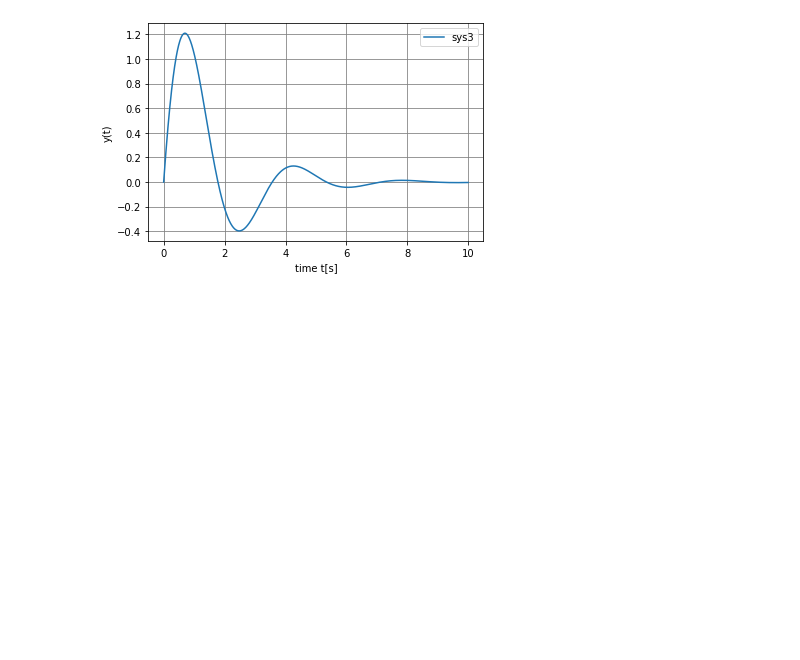
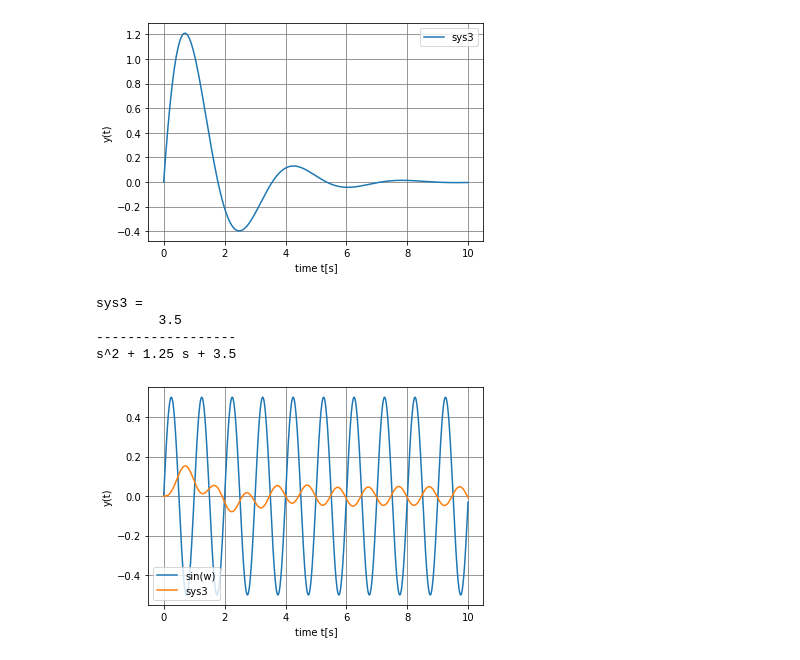
Before and after one commit to mutsuki629/physicsSimOfSus, a Jupyter notebook: 1per4model.ipynb, the cells around one changed output. Cells and saved outputs as stored; diff of their text form; code cells hidden in the pictures; blank space fills up the shorter version.

```diff
--- a/1per4model.ipynb
+++ b/1per4model.ipynb
@@ -74,3 +75,31 @@ sys3 =
 ------------------
 s^2 + 1.25 s + 3.5
 [figure]
+# %%
+# sys3
+a3 = [[0, 1], [-K1/M1, -C1/M1]]
+b3 = [[0], [K1/M1]]
+c3 = [[1, 0]]
+d3 = [[0]]
+sys3 = matlab.ss2tf(a3, b3, c3, d3)
+print('sys3 = ', sys3)
+
+# plt2
+t = arange(0, 10, 0.01)
+u = 0.5*np.sin(2*np.pi*t)
+
+ya, ta, xa = matlab.lsim(sys3, U=u, T=t)
+
+plt.plot(ta, u, label='sin(w)')
+plt.plot(ta, ya,label='sys3')
+plt.grid(color='gray')
+plt.xlabel('time t[s]')
+plt.ylabel('y(t)')
+plt.legend()
+plt.show()
+# %% [output]
+sys3 =
+        3.5
+------------------
+s^2 + 1.25 s + 3.5
+[figure, added]
```
Also changed, not shown: parts of 2 cells of this notebook, 1 other file.
